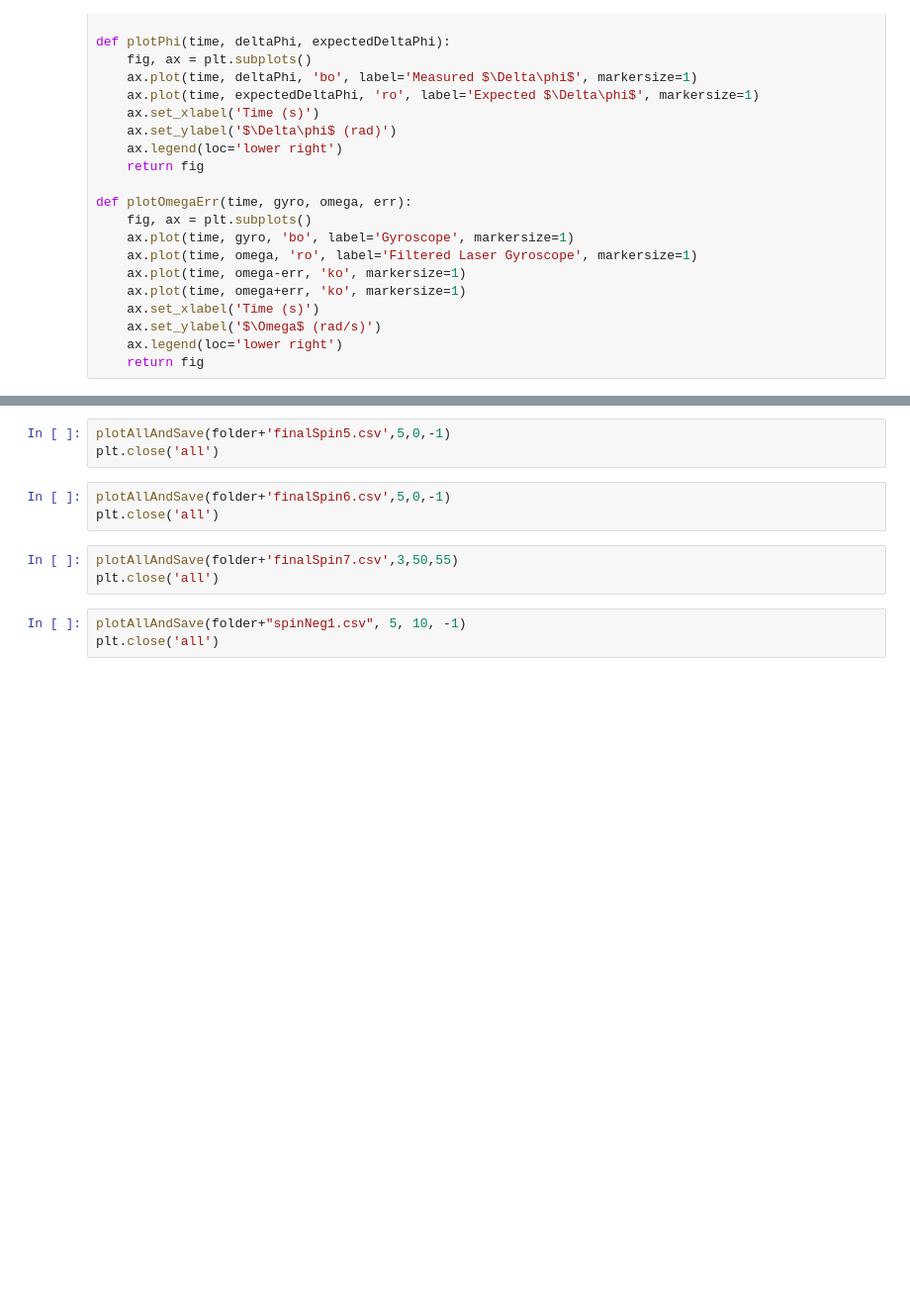
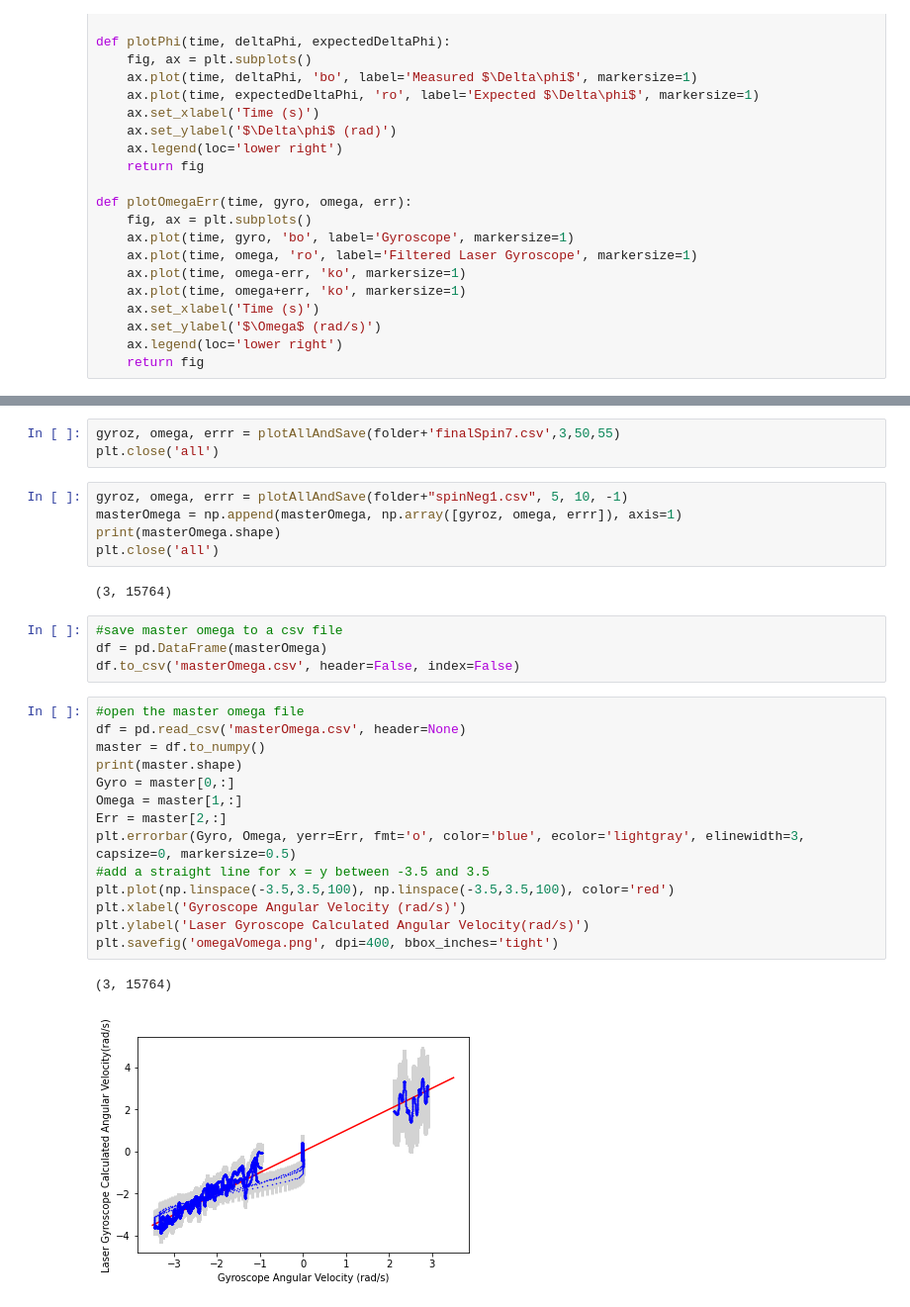
Before and after one commit to Shaquible/ENPH353Experiment, a Jupyter notebook: dataAnalysis.ipynb, the cells around one changed output, grey strips where cells are left out. Shown at 99% size. Drawn from its saved outputs; the diff is of its cells as text; blank space fills up the shorter version.

Commit message:
updates plots

```diff
--- a/dataAnalysis.ipynb
+++ b/dataAnalysis.ipynb
@@ -290,12 +314,31 @@ plt.close('all')
-# %%
-plotAllAndSave(folder+'finalSpin5.csv',5,0,-1)
-plt.close('all')
-# %%
-plotAllAndSave(folder+'finalSpin6.csv',5,0,-1)
-plt.close('all')
 # %%
-plotAllAndSave(folder+'finalSpin7.csv',3,50,55)
+gyroz, omega, errr = plotAllAndSave(folder+'finalSpin7.csv',3,50,55)
 plt.close('all')
 # %%
-plotAllAndSave(folder+"spinNeg1.csv", 5, 10, -1)
+gyroz, omega, errr = plotAllAndSave(folder+"spinNeg1.csv", 5, 10, -1)
+masterOmega = np.append(masterOmega, np.array([gyroz, omega, errr]), axis=1)
+print(masterOmega.shape)
 plt.close('all')
+# %% [output]
+(3, 15764)
+# %%
+#save master omega to a csv file
+df = pd.DataFrame(masterOmega)
+df.to_csv('masterOmega.csv', header=False, index=False)
+# %%
+#open the master omega file
+df = pd.read_csv('masterOmega.csv', header=None)
+master = df.to_numpy()
+print(master.shape)
+Gyro = master[0,:]
+Omega = master[1,:]
+Err = master[2,:]
+plt.errorbar(Gyro, Omega, yerr=Err, fmt='o', color='blue', ecolor='lightgray', elinewidth=3, capsize=0, markersize=0.5)
+#add a straight line for x = y between -3.5 and 3.5
+plt.plot(np.linspace(-3.5,3.5,100), np.linspace(-3.5,3.5,100), color='red')
+plt.xlabel('Gyroscope Angular Velocity (rad/s)')
+plt.ylabel('Laser Gyroscope Calculated Angular Velocity(rad/s)')
+plt.savefig('omegaVomega.png', dpi=400, bbox_inches='tight')
+# %% [output]
+(3, 15764)
+[figure, added]
```
Also changed, not shown: parts of 11 cells of this notebook, 14 other files.
